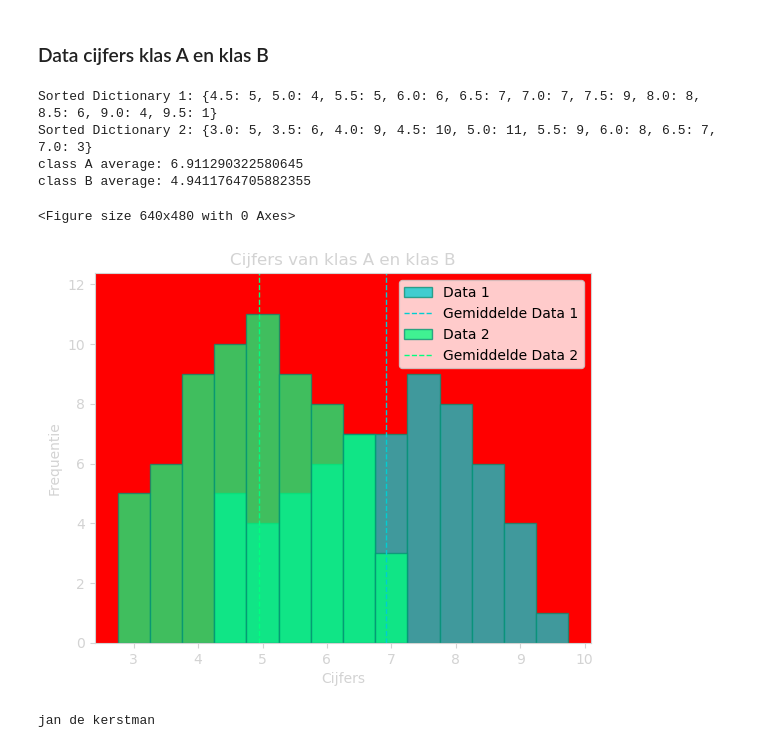
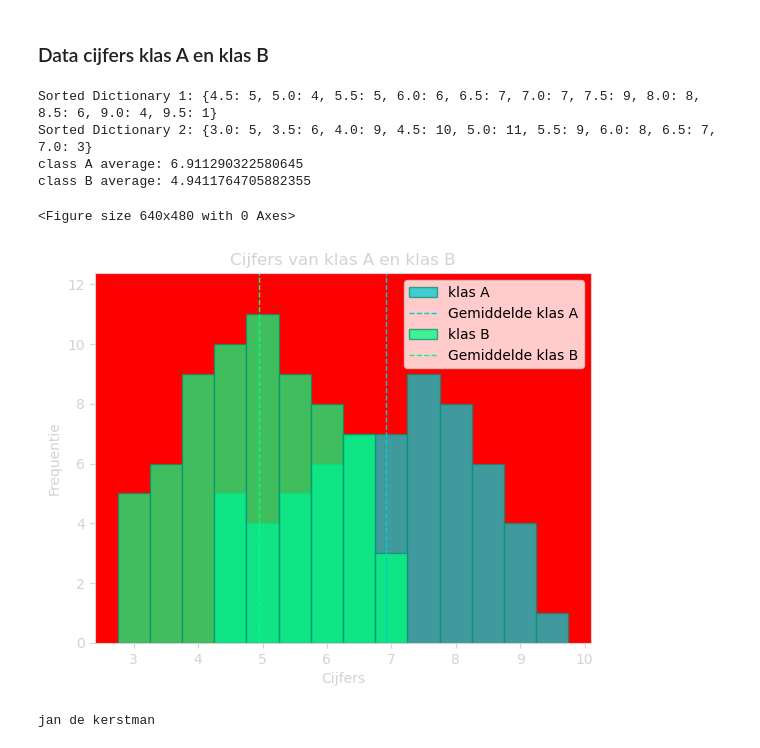
Before and after one commit to M-Serrano-Altena/Wiskundewijs, a Jupyter notebook: src/Statistiek/statistiek.ipynb, the cells around one changed output. Cells and saved outputs as stored; diff of their text form; code cells hidden in the pictures.

```diff
--- a/src/Statistiek/statistiek.ipynb
+++ b/src/Statistiek/statistiek.ipynb
@@ -94,15 +94,15 @@ def histogram(*data, title, xlabel, ylabel, binsize, data_labels=None, colours=[
         plt.hist(data[i], bins=bins, color=colours[i], alpha=alpha, align="left", edgecolor='#068f73', label=data_labels[i]) # hex value for theme colour: #068f73
 
         if average:
-            plt.axvline(np.mean(data[i]), color=colours[i], linestyle='dashed', linewidth=1, label=f"Gemiddelde {data_labels[i]}")
+            plt.axvline(np.mean(data[i]), color=colours[i+1] if len(data) == 1 else colours[i], linestyle='dashed', linewidth=1, label=f"Gemiddelde {data_labels[i]}")
             average_label = "Gemiddelde"
 
         if median:
-            plt.axvline(np.median(data[i]), color=colours[i], linestyle='dotted', linewidth=1, label=f"Mediaan {data_labels[i]}")
+            plt.axvline(np.median(data[i]), color=colours[i+1] if len(data) == 1 else colours[i], linestyle='dotted', linewidth=1, label=f"Mediaan {data_labels[i]}")
             median_label = "Mediaan"
 
         if mode:
-            plt.axvline(stats.mode(data[i])[0], color=colours[i], linestyle='dashdot', linewidth=1, label=f"Modus {data_labels[i]}")
+            plt.axvline(stats.mode(data[i])[0], color=colours[i+1] if len(data) == 1 else colours[i], linestyle='dashdot', linewidth=1, label=f"Modus {data_labels[i]}")
             mode_label = "Modus"
 
         ymax = max(ymax, max(np.histogram(data[i], bins=bins)[0]))
@@ -258,35 +258,35 @@ class_a = [num + 1.5 for num in [4.0, 6.0, 3.0, 4.5, 7.5, 6.5, 5.0, 4.5, 5.5, 7.
 
 class_b = [4.0, 4.5, 3.0, 4.5, 7.0, 3.0, 5.0, 4.5, 4.0, 4.5, 4.5, 3.0, 5.0, 6.5, 3.0, 5.0, 4.5, 3.5, 4.5, 7.0, 3.5, 4.5, 4.5, 4.0, 5.0, 6.5, 4.0, 6.5, 6.5, 4.0, 6.5, 5.0, 4.5, 5.5, 5.0, 3.5, 5.0, 7.0, 4.0, 6.0, 5.5, 4.0, 6.5, 5.0, 3.5, 6.0, 5.0, 4.0, 6.0, 6.5, 3.5, 6.0, 5.0, 3.0, 5.0, 6.0, 4.0, 6.0, 6.0, 3.5, 6.0, 5.5, 5.5, 5.5, 5.5, 5.5, 5.5, 5.5]
 
 # Sorting dictionaries by keys
 sorted_dict1 = dict(sorted(Counter(class_a).items()))
 sorted_dict2 = dict(sorted(Counter(class_b).items()))
 
 # Print sorted dictionaries
 print("Sorted Dictionary 1:", sorted_dict1)
 print("Sorted Dictionary 2:", sorted_dict2)
 
 print(f"class A average: {np.mean(class_a)}")
 print(f"class B average: {np.mean(class_b)}")
 
 titel_a = "Cijfers klas A"
 titel_b = "Cijfers klas B"
 titel_ab = "Cijfers van klas A en klas B"
 xlabel = "Cijfers"
 ylabel = "Frequentie"
 data_label = ["klas A", "klas B"]
 
 
 # histogram(class_a, title=titel_a, xlabel=xlabel, ylabel=ylabel, binsize=0.5)
 # histogram(class_b, title=titel_b, xlabel=xlabel, ylabel=ylabel, binsize=0.5)
-histogram(class_a, class_b, title=titel_ab, xlabel=xlabel, ylabel=ylabel, binsize=0.5, legend=True, average=True)
+histogram(class_a, class_b, title=titel_ab, xlabel=xlabel, ylabel=ylabel, binsize=0.5, legend=True, average=True, data_labels=data_label)
 # %% [output]
 Sorted Dictionary 1: {4.5: 5, 5.0: 4, 5.5: 5, 6.0: 6, 6.5: 7, 7.0: 7, 7.5: 9, 8.0: 8, 8.5: 6, 9.0: 4, 9.5: 1}
 Sorted Dictionary 2: {3.0: 5, 3.5: 6, 4.0: 9, 4.5: 10, 5.0: 11, 5.5: 9, 6.0: 8, 6.5: 7, 7.0: 3}
 class A average: 6.911290322580645
 class B average: 4.9411764705882355
 <Figure size 640x480 with 0 Axes>
-[figure, old version]
+[figure, new version]
 # %%
 test = ""
 print(f"jan de kerstman {test}")
```
Also changed, not shown: parts of 4 cells of this notebook, 20 other files.
